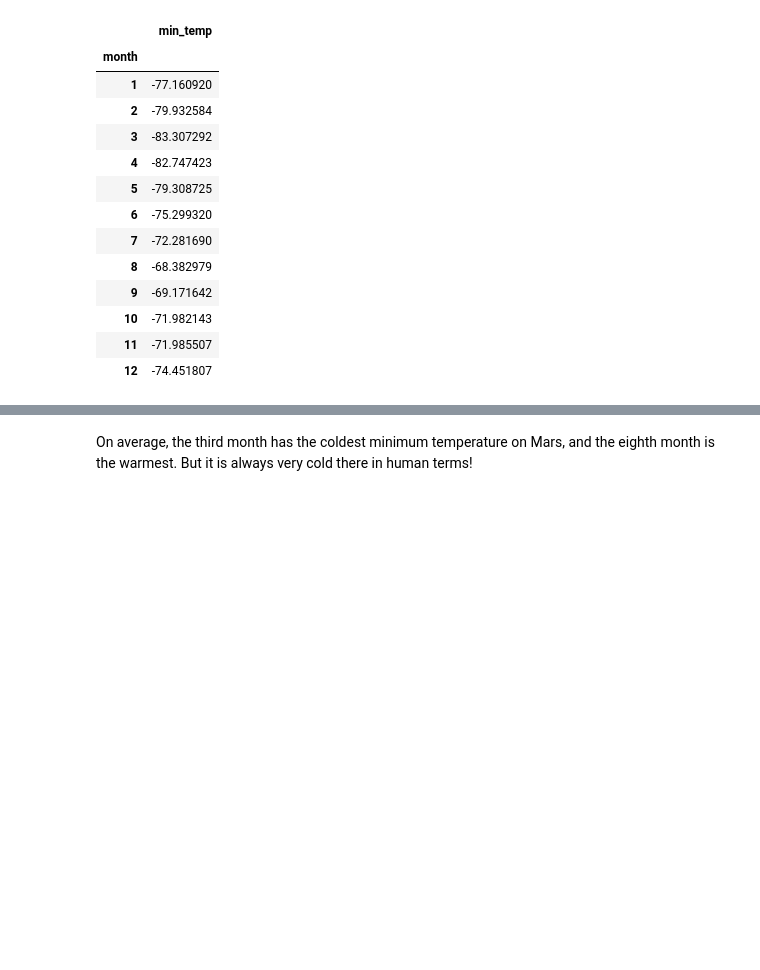
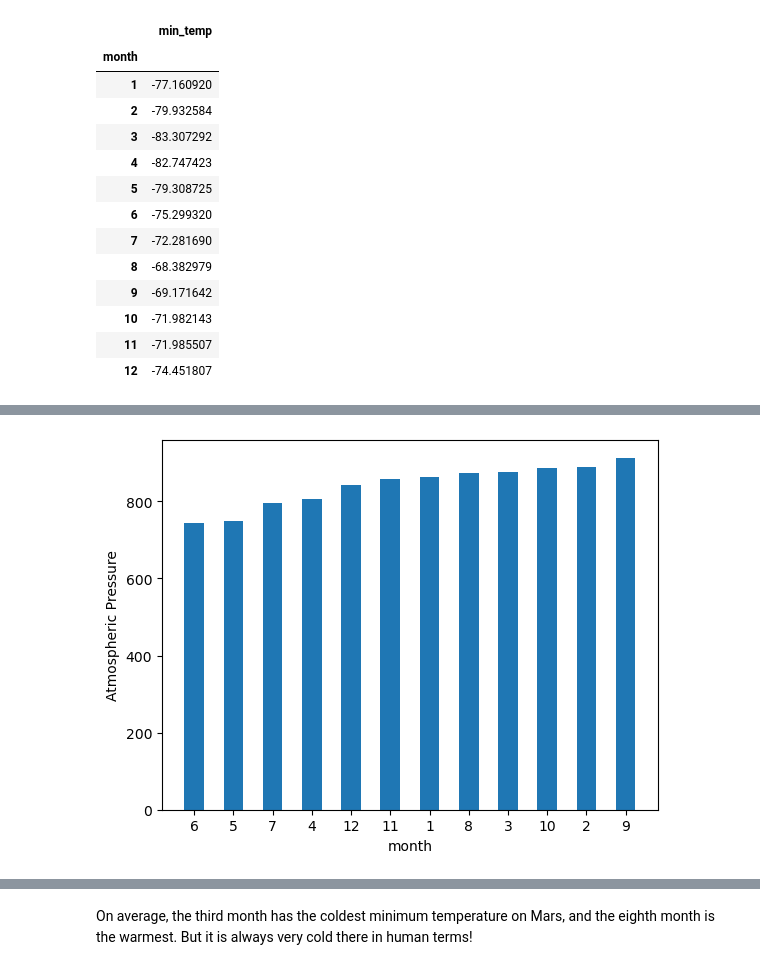
Before and after one commit to cburgyan/mars-news-challenge, a Jupyter notebook: part_2_mars_weather.ipynb, the cells around one changed output, grey strips where cells are left out. Cells and saved outputs as stored; diff of their text form; code cells hidden in the pictures; blank space fills up the shorter version.

```diff
--- a/part_2_mars_weather.ipynb
+++ b/part_2_mars_weather.ipynb
@@ -215,3 +216,5 @@ plt.show()
 # %%
 # 4. Average pressure by Martian month
+avg_pressure_by_month_df = mars_temp_data_df[['month', 'pressure']].groupby('month').mean()
+avg_pressure_by_month_df
 # %% [output]
@@ -236,2 +235,12 @@ Name: pressure, dtype: float64
+# %%
+# Plot the average pressure by month
+sorted_avg_press_df = avg_pressure_by_month_df.sort_values('pressure')
+plt.bar(range(1,13), sorted_avg_press_df['pressure'], width=.5)
+plt.xticks(range(1,13),sorted_avg_press_df.index)
+plt.xlabel('month')
+plt.ylabel('Atmospheric Pressure')
+plt.show()
+# %% [output]
+[figure, added]
 # %%
 # 5. How many terrestrial (earth) days are there in a Martian year?
```
Also changed, not shown: parts of 7 cells of this notebook, 1 other file.
